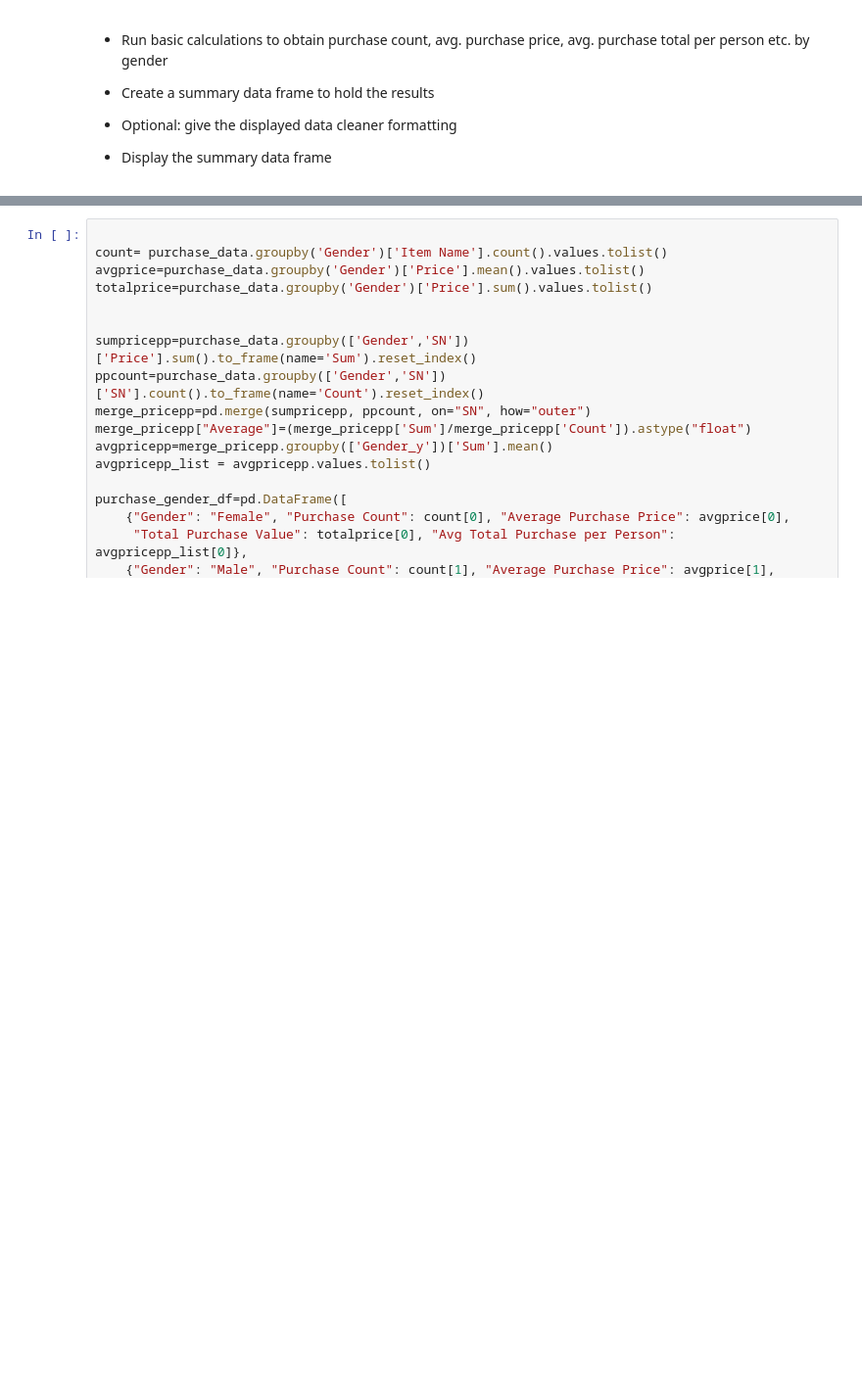
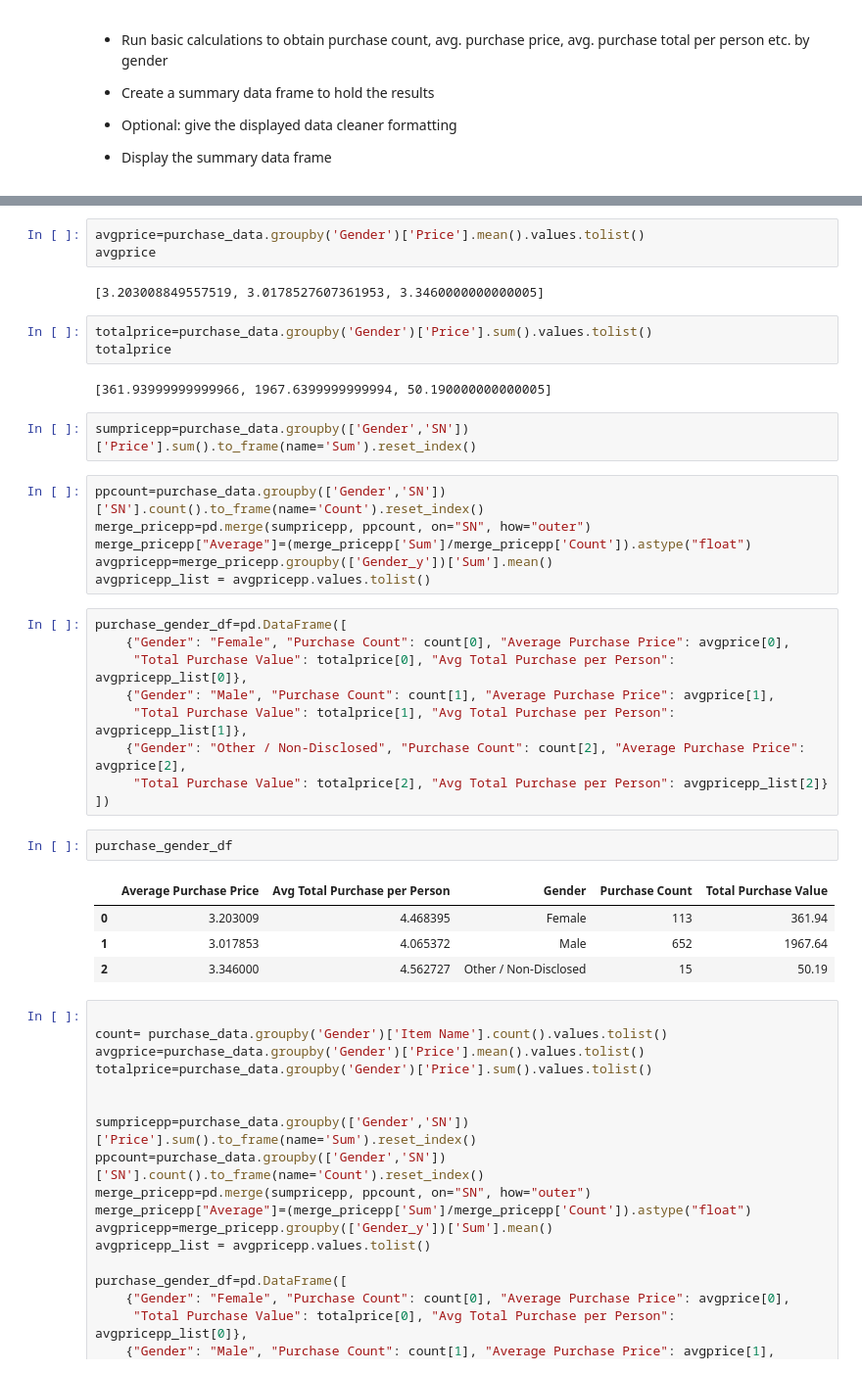
Before and after one commit to penghit/Coursera_Applied_Data_Science_Capstone, a Jupyter notebook: Panda_HeroesOfPymoli.ipynb, the cells around one changed output, grey strips where cells are left out. Shown: that part at 98% size. Cells and saved outputs as stored; diff of their text form; blank space fills up the shorter version.

```diff
--- a/Panda_HeroesOfPymoli.ipynb
+++ b/Panda_HeroesOfPymoli.ipynb
@@ -143,3 +149,37 @@ gender_final
+# %%
+avgprice=purchase_data.groupby('Gender')['Price'].mean().values.tolist()
+avgprice
+# %% [output]
+[3.203008849557519, 3.0178527607361953, 3.3460000000000005]
+# %%
+totalprice=purchase_data.groupby('Gender')['Price'].sum().values.tolist()
+totalprice
+# %% [output]
+[361.93999999999966, 1967.6399999999994, 50.190000000000005]
+# %%
+sumpricepp=purchase_data.groupby(['Gender','SN'])['Price'].sum().to_frame(name='Sum').reset_index()
+# %%
+ppcount=purchase_data.groupby(['Gender','SN'])['SN'].count().to_frame(name='Count').reset_index()
+merge_pricepp=pd.merge(sumpricepp, ppcount, on="SN", how="outer")
+merge_pricepp["Average"]=(merge_pricepp['Sum']/merge_pricepp['Count']).astype("float")
+avgpricepp=merge_pricepp.groupby(['Gender_y'])['Sum'].mean()
+avgpricepp_list = avgpricepp.values.tolist()
+# %%
+purchase_gender_df=pd.DataFrame([
+    {"Gender": "Female", "Purchase Count": count[0], "Average Purchase Price": avgprice[0],
+     "Total Purchase Value": totalprice[0], "Avg Total Purchase per Person": avgpricepp_list[0]},
+    {"Gender": "Male", "Purchase Count": count[1], "Average Purchase Price": avgprice[1],
+     "Total Purchase Value": totalprice[1], "Avg Total Purchase per Person": avgpricepp_list[1]},
+    {"Gender": "Other / Non-Disclosed", "Purchase Count": count[2], "Average Purchase Price": avgprice[2],
+     "Total Purchase Value": totalprice[2], "Avg Total Purchase per Person": avgpricepp_list[2]}
+])
+# %%
+purchase_gender_df
+# %% [output]
+|  | Average Purchase Price | Avg Total Purchase per Person | Gender | Purchase Count | Total Purchase Value |
+| 0 | 3.203009 | 4.468395 | Female | 113 | 361.94 |
+| 1 | 3.017853 | 4.065372 | Male | 652 | 1967.64 |
+| 2 | 3.346000 | 4.562727 | Other / Non-Disclosed | 15 | 50.19 |
 # %%
 
 count= purchase_data.groupby('Gender')['Item Name'].count().values.tolist()
```
Also changed, not shown: parts of 3 cells of this notebook.
